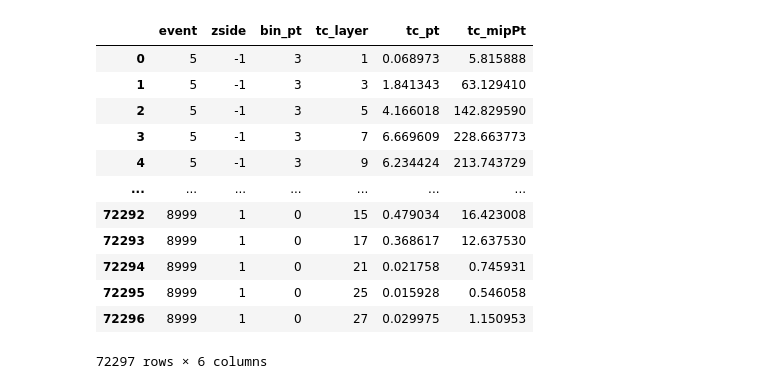
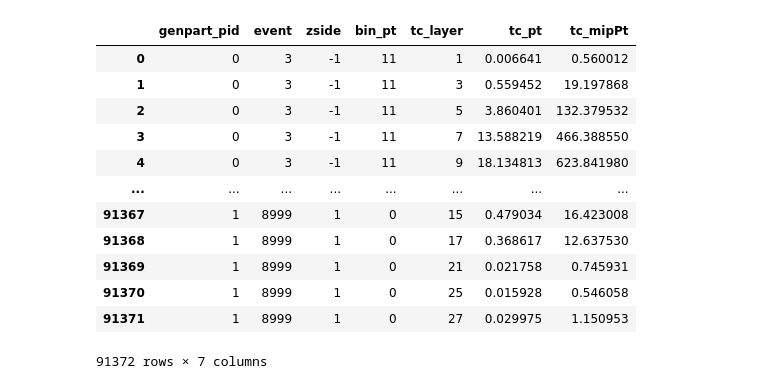
Before and after one commit to jbsauvan/realistic-signaldriven-elinks, a Jupyter notebook: longitudinal-profile-analysis/notebooks/longitudinal_profiles.ipynb, the cells around one changed output. Saved outputs shown, nothing was run; the diff lists cells and outputs as text; code cells hidden in the pictures.

```diff
--- a/longitudinal-profile-analysis/notebooks/longitudinal_profiles.ipynb
+++ b/longitudinal-profile-analysis/notebooks/longitudinal_profiles.ipynb
@@ -47,19 +33,0 @@ df_gen_neg.set_index('event', inplace=True)
-# %%
-df_cl_pos = df_cl[df_cl['cl3d_eta']>0]
-df_cl_neg = df_cl[df_cl['cl3d_eta']<0]
-df_cl_pos.set_index('event', inplace=True)
-df_cl_neg.set_index('event', inplace=True)
-
-sel = df_tc['tc_layer']<28
-df_tc = df_tc[sel]
-sel = df_tc['tc_mipPt']>0.5
-df_tc = df_tc[sel]
-df_tc_pos = df_tc[df_tc['tc_eta']>0]
-df_tc_neg = df_tc[df_tc['tc_eta']<0]
-df_tc_pos.set_index('event', inplace=True)
-df_tc_neg.set_index('event', inplace=True)
-# %%
-#df_pos = df_gen_pos.join(df_cl_pos, how='left', rsuffix='_cl')
-#df_neg = df_gen_neg.join(df_cl_neg, how='left', rsuffix='_cl')
-df_pos = df_gen_pos.join(df_tc_pos, how='left', rsuffix='_cl')
-df_neg = df_gen_neg.join(df_tc_neg, how='left', rsuffix='_cl')
@@ -83,10 +33,0 @@ df_pos
-# %%
-df_pos['zside'] = 1
-df_neg['zside'] = -1
-df_pos['tc_deltar'] = deltar(df_pos)
-df_neg['tc_deltar'] = deltar(df_neg)
-sel = df_pos.tc_deltar<0.1
-df_pos = df_pos[sel]
-sel = df_neg.tc_deltar<0.1
-df_neg = df_neg[sel]
-df = pd.concat([df_pos, df_neg])
@@ -92,0 +86,7 @@ df = pd.concat([df_pos, df_neg])
+# %%
+df_ele = load_ntuple(file_name_ele)
+df_pho = load_ntuple(file_name_pho)
+df = pd.concat([df_ele, df_pho])
+df['genpart_pid'].replace([-11,11],1, inplace=True)
+df['genpart_pid'].replace([22],0, inplace=True)
+df
@@ -93,23 +110,23 @@ df = pd.concat([df_pos, df_neg])
 # %%
 df['bin_pt'] = (df.genpart_pt/10.).astype('int32')
-columns = ['event', 'zside', 'bin_pt', 'tc_layer', 'tc_pt', 'tc_mipPt']
+columns = ['genpart_pid', 'event', 'zside', 'bin_pt', 'tc_layer', 'tc_pt', 'tc_mipPt']
 sum_layers = df.reset_index()[columns]\
-.groupby(['event', 'zside', 'bin_pt', 'tc_layer']).sum().reset_index()
+.groupby(['genpart_pid','event', 'zside', 'bin_pt', 'tc_layer']).sum().reset_index()
 sum_layers
 # %% [output]
-|  | event | zside | bin_pt | tc_layer | tc_pt | tc_mipPt |
-| 0 | 5 | -1 | 3 | 1 | 0.068973 | 5.815888 |
-| 1 | 5 | -1 | 3 | 3 | 1.841343 | 63.129410 |
-| 2 | 5 | -1 | 3 | 5 | 4.166018 | 142.829590 |
-| 3 | 5 | -1 | 3 | 7 | 6.669609 | 228.663773 |
-| 4 | 5 | -1 | 3 | 9 | 6.234424 | 213.743729 |
-| ... | ... | ... | ... | ... | ... | ... |
-| 72292 | 8999 | 1 | 0 | 15 | 0.479034 | 16.423008 |
-| 72293 | 8999 | 1 | 0 | 17 | 0.368617 | 12.637530 |
-| 72294 | 8999 | 1 | 0 | 21 | 0.021758 | 0.745931 |
-| 72295 | 8999 | 1 | 0 | 25 | 0.015928 | 0.546058 |
-| 72296 | 8999 | 1 | 0 | 27 | 0.029975 | 1.150953 |
+|  | genpart_pid | event | zside | bin_pt | tc_layer | tc_pt | tc_mipPt |
+| 0 | 0 | 3 | -1 | 11 | 1 | 0.006641 | 0.560012 |
+| 1 | 0 | 3 | -1 | 11 | 3 | 0.559452 | 19.197868 |
+| 2 | 0 | 3 | -1 | 11 | 5 | 3.860401 | 132.379532 |
+| 3 | 0 | 3 | -1 | 11 | 7 | 13.588219 | 466.388550 |
+| 4 | 0 | 3 | -1 | 11 | 9 | 18.134813 | 623.841980 |
+| ... | ... | ... | ... | ... | ... | ... | ... |
+| 91367 | 1 | 8999 | 1 | 0 | 15 | 0.479034 | 16.423008 |
+| 91368 | 1 | 8999 | 1 | 0 | 17 | 0.368617 | 12.637530 |
+| 91369 | 1 | 8999 | 1 | 0 | 21 | 0.021758 | 0.745931 |
+| 91370 | 1 | 8999 | 1 | 0 | 25 | 0.015928 | 0.546058 |
+| 91371 | 1 | 8999 | 1 | 0 | 27 | 0.029975 | 1.150953 |
-72297 rows × 6 columns
+91372 rows × 7 columns
 # %%
 def profile(event):
     sum_pt = np.sum(event.tc_pt)
```
Also changed, not shown: parts of 10 cells of this notebook.
